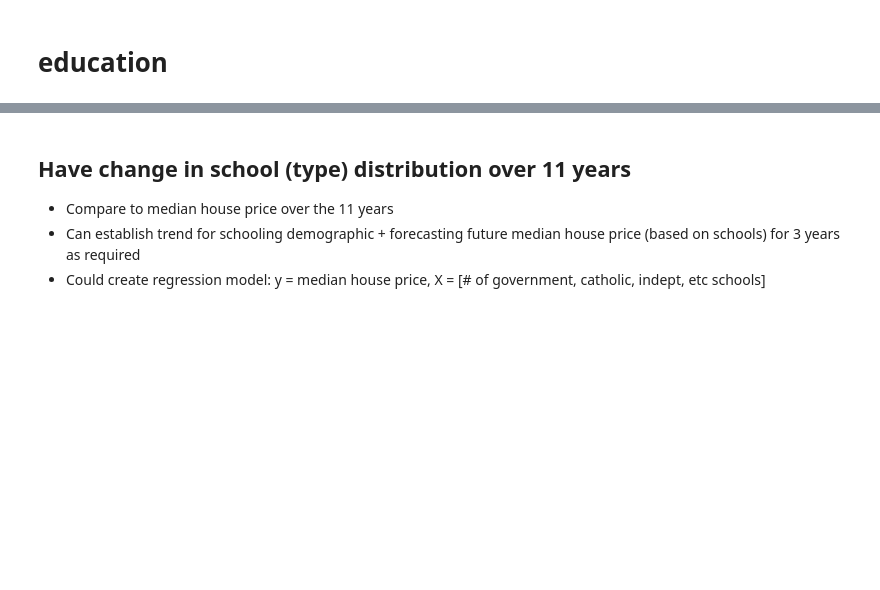
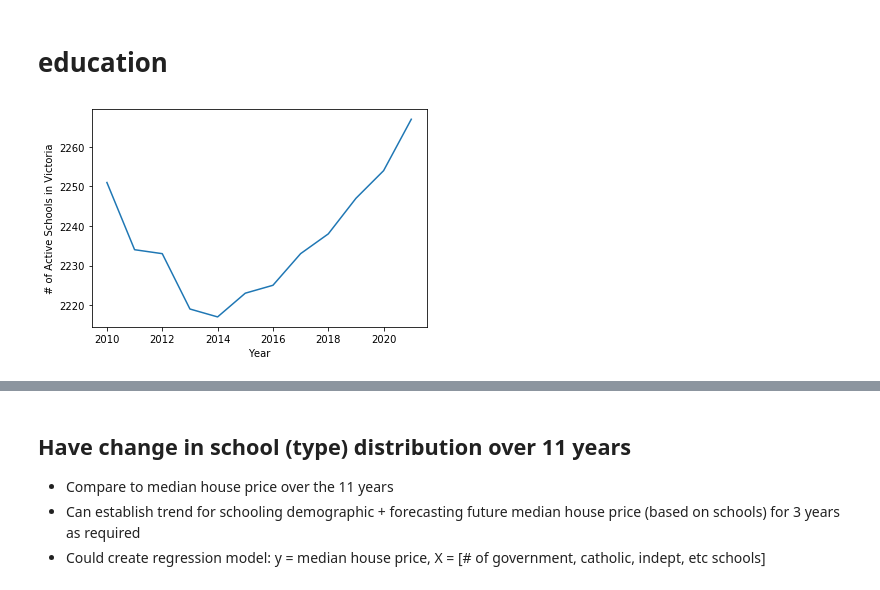
Before and after one commit to MAST30034-Applied-Data-Science/generic-real-estate-consulting-project-group-59, a Jupyter notebook: scripts/ABS_data.ipynb, the cells around one changed output, grey strips where cells are left out. Drawn from its saved outputs; the diff is of its cells as text; code cells hidden in the pictures; blank space fills up the shorter version.

```diff
--- a/scripts/ABS_data.ipynb
+++ b/scripts/ABS_data.ipynb
@@ -177,3 +182,10 @@ total_vic.head()
 df = pd.read_excel('../data/raw/abs_data/education.xlsx', sheet_name = 3, skiprows = 4)
 # %%
 vic_education = df.loc[df['State/Territory'] == 'b Vic.']
+# %%
+plt.plot(vic_education.groupby('Year')['School Count'].sum())
+plt.xlabel('Year')
+plt.ylabel('# of Active Schools in Victoria')
+plt.show()
+# %% [output]
+[figure, added]
```
Also changed, not shown: parts of 33 cells of this notebook, 1 other file.
